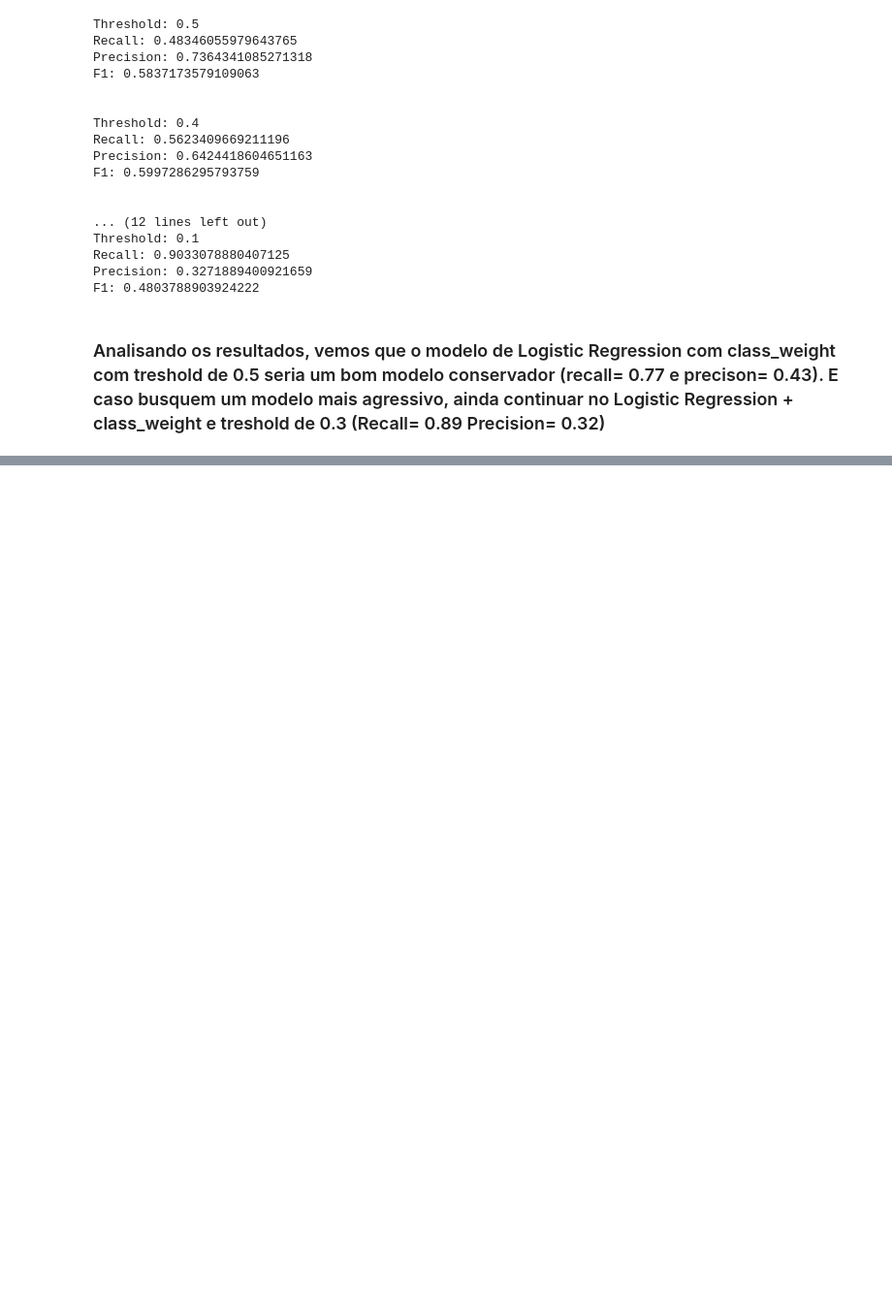
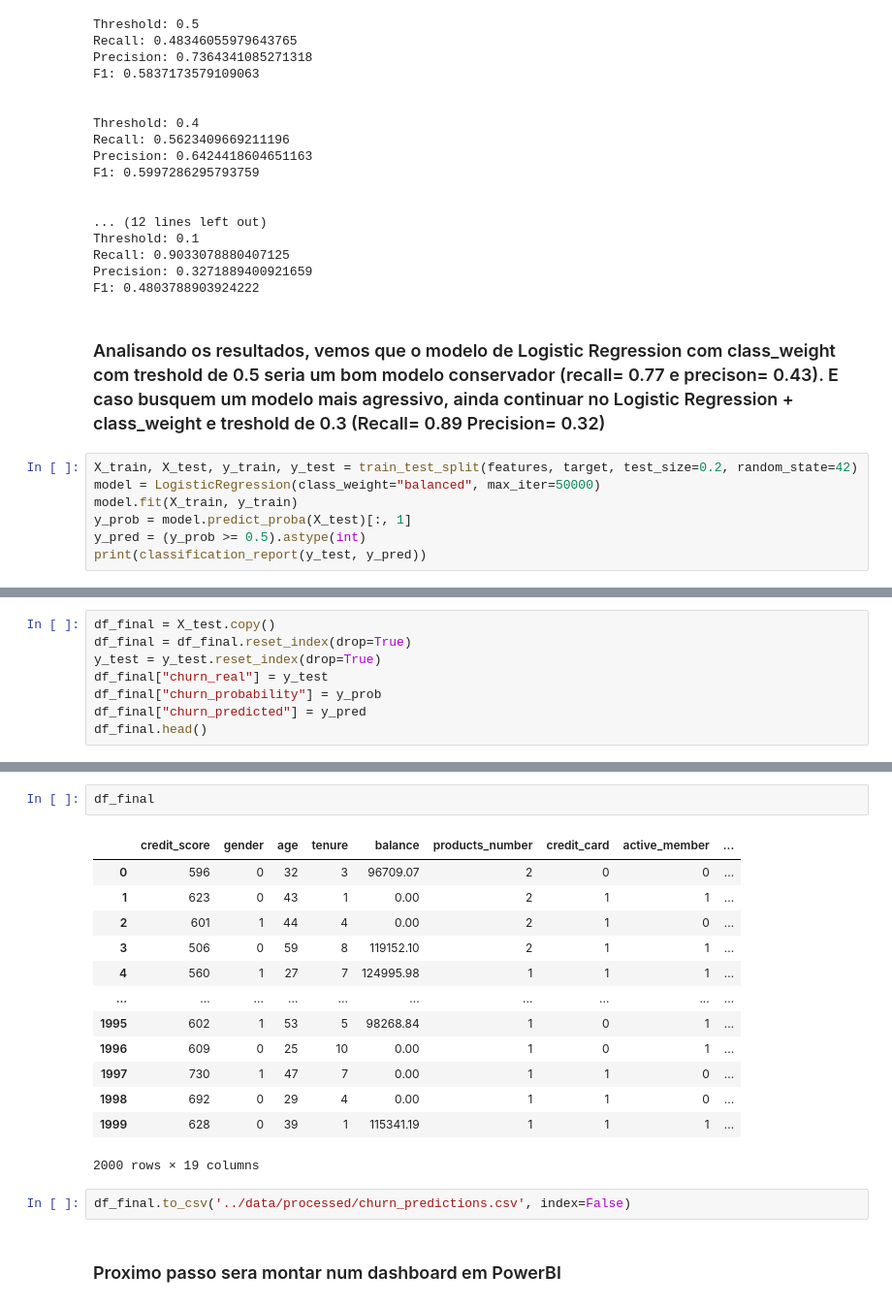
Before and after one commit to ReCroffi/bank-churn-prediction, a Jupyter notebook: notebooks/03_model.ipynb, the cells around one changed output, grey strips where cells are left out. Shown at 97% size. Cells and saved outputs as stored; diff of their text form; blank space fills up the shorter version.

Commit message:
df_final criado e pronto para o dashboard

```diff
--- a/notebooks/03_model.ipynb
+++ b/notebooks/03_model.ipynb
@@ -230,3 +234,10 @@ Precision: 0.3271889400921659
 F1: 0.4803788903924222
 # %% [markdown]
 ### Analisando os resultados, vemos que o modelo de Logistic Regression com class_weight com treshold de 0.5 seria um bom modelo conservador (recall= 0.77 e precison= 0.43). E caso busquem um modelo mais agressivo, ainda continuar no Logistic Regression + class_weight e treshold de 0.3 (Recall= 0.89 Precision= 0.32)
+# %%
+X_train, X_test, y_train, y_test = train_test_split(features, target, test_size=0.2, random_state=42)
+model = LogisticRegression(class_weight="balanced", max_iter=50000)
+model.fit(X_train, y_train)
+y_prob = model.predict_proba(X_test)[:, 1]
+y_pred = (y_prob >= 0.5).astype(int)
+print(classification_report(y_test, y_pred))
@@ -232,0 +260,8 @@ F1: 0.4803788903924222
+# %%
+df_final = X_test.copy()
+df_final = df_final.reset_index(drop=True)
+y_test = y_test.reset_index(drop=True)
+df_final["churn_real"] = y_test
+df_final["churn_probability"] = y_prob
+df_final["churn_predicted"] = y_pred
+df_final.head()
@@ -232,0 +275,20 @@ F1: 0.4803788903924222
+# %%
+df_final
+# %% [output]
+|  | credit_score | gender | age | tenure | balance | products_number | credit_card | active_member | ... |
+| 0 | 596 | 0 | 32 | 3 | 96709.07 | 2 | 0 | 0 | ... |
+| 1 | 623 | 0 | 43 | 1 | 0.00 | 2 | 1 | 1 | ... |
+| 2 | 601 | 1 | 44 | 4 | 0.00 | 2 | 1 | 0 | ... |
+| 3 | 506 | 0 | 59 | 8 | 119152.10 | 2 | 1 | 1 | ... |
+| 4 | 560 | 1 | 27 | 7 | 124995.98 | 1 | 1 | 1 | ... |
+| ... | ... | ... | ... | ... | ... | ... | ... | ... | ... |
+| 1995 | 602 | 1 | 53 | 5 | 98268.84 | 1 | 0 | 1 | ... |
+| 1996 | 609 | 0 | 25 | 10 | 0.00 | 1 | 0 | 1 | ... |
+| 1997 | 730 | 1 | 47 | 7 | 0.00 | 1 | 1 | 0 | ... |
+| 1998 | 692 | 0 | 29 | 4 | 0.00 | 1 | 1 | 0 | ... |
+| 1999 | 628 | 0 | 39 | 1 | 115341.19 | 1 | 1 | 1 | ... |
+2000 rows × 19 columns
+# %%
+df_final.to_csv('../data/processed/churn_predictions.csv', index=False)
+# %% [markdown]
+### Proximo passo sera montar num dashboard em PowerBI
```
Also changed, not shown: parts of 4 cells of this notebook, 1 other file.
